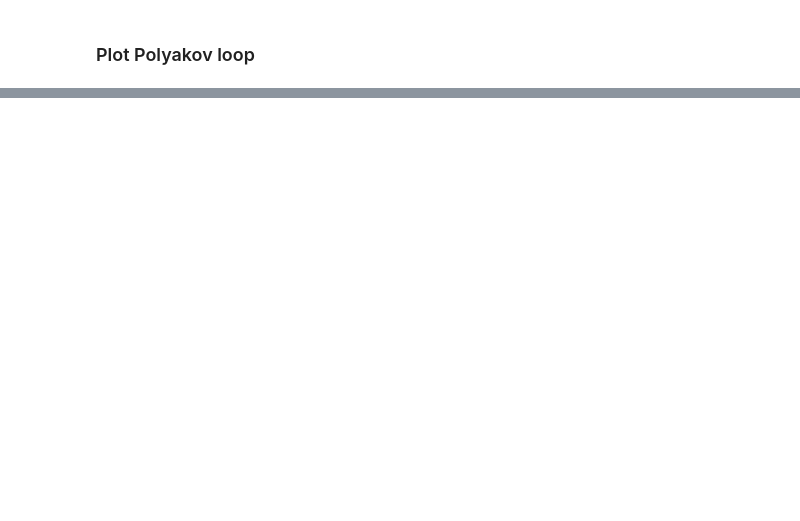
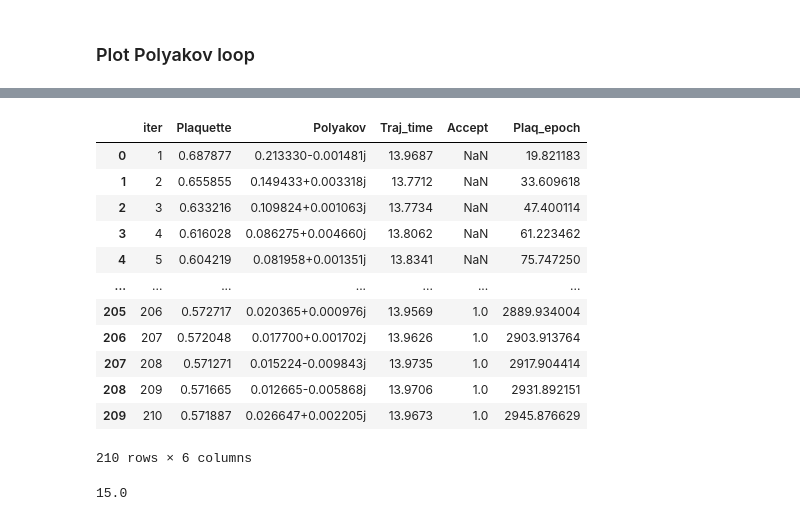
Before and after one commit to vmos1/su4_dm_grid_lsd, a Jupyter notebook: dm_tests/analysis/3_compare_runs.ipynb, the cells around one changed output, grey strips where cells are left out. Cells and saved outputs as stored; diff of their text form; code cells hidden in the pictures; blank space fills up the shorter version.

```diff
--- a/dm_tests/analysis/3_compare_runs.ipynb
+++ b/dm_tests/analysis/3_compare_runs.ipynb
@@ -226,7 +382,7 @@ Text(0, 0.5, 'Polyakov loop')
 ## Individual plots
 # %%
 
-def f_plot_specific_runs(df,column,beta_list,mf_list):
+def f_plot_specific_runs(dict_list,column,beta_list,mf_list):
     ''' Plot behavior of quantity in MC time
     col = Plaquette, Polyakov, Traj_time, Accept, Plaq_epoch'''
 
@@ -236,7 +392,6 @@ def f_plot_specific_runs(df,column,beta_list,mf_list):
     short_list=[i for i in short_list if i['mf'] in mf_list]
 
     assert len(short_list)>0 ,"Shortened list has 0 elements"
-
 
     plt.figure()
 
@@ -255,14 +410,24 @@ def f_plot_specific_runs(df,column,beta_list,mf_list):
 
     plt.legend(loc='best')
     plt.ylabel(column)
+    plt.xlabel('Trajectory')
     plt.show()
 
 
-beta_list=[10.0,11.0,12.0]
-mf_list=[0.2443,0.6443,0.8443]
-# f_plot_specific_runs(df,'Plaquette',beta_list,mf_list)
-# f_plot_specific_runs(df,'Traj_time',beta_list,mf_list)
-f_plot_specific_runs(df,'Polyakov',beta_list,mf_list)
+beta_list=[9.0,10.0,10.25, 10.5, 10.75,12.0]
+# beta_list=[10.75,12.0]
+mf_list=[0.6443]
+
+# beta_list=[10.0,11.0,12.0]
+# mf_list=[0.6443,0.8443]
+
+f_plot_specific_runs(dict_list,'Plaquette',beta_list,mf_list)
+plt.savefig('Plaq_details.pdf')
+
+# f_plot_specific_runs(dict_list,'Traj_time',beta_list,mf_list)
+
+f_plot_specific_runs(dict_list,'Polyakov',beta_list,mf_list)
+plt.savefig('Polyakov_details.pdf')
 # %% [output]
 [interactive output not drawn]
 [interactive output not drawn]
@@ -273,0 +448,2 @@ f_plot_specific_runs(df,'Polyakov',beta_list,mf_list)
+# %%
+f_plot_specific_runs(dict_list,'Accept',beta_list,mf_list)
@@ -344,0 +545,18 @@ plt.show()
+# %%
+# Histogram
+beta=10.75
+mf=0.6443
+df= [i for i in dict_list if ((i['beta']==beta) & (i['mf']==mf))][0]['df']
+
+fig=plt.figure()
+x=df.iter.values[:210]
+y=np.abs(df.Polyakov.values[:210])
+
+# hist,bins=np.histogram(y,bins=10)
+# plt.bar(np.linspace(0,0.3,10),hist)
+# plt.stairs(hist)
+
+plt.hist(y,bins=200,color='b')
+
+plt.title("Polyakov loop Histogram for beta: %s"%(beta))
+plt.savefig('ploop_histogram.pdf')
@@ -344,0 +566,21 @@ plt.show()
+# %%
+df
+# %% [output]
+|  | iter | Plaquette | Polyakov | Traj_time | Accept | Plaq_epoch |
+| 0 | 1 | 0.687877 | 0.213330-0.001481j | 13.9687 | NaN | 19.821183 |
+| 1 | 2 | 0.655855 | 0.149433+0.003318j | 13.7712 | NaN | 33.609618 |
+| 2 | 3 | 0.633216 | 0.109824+0.001063j | 13.7734 | NaN | 47.400114 |
+| 3 | 4 | 0.616028 | 0.086275+0.004660j | 13.8062 | NaN | 61.223462 |
+| 4 | 5 | 0.604219 | 0.081958+0.001351j | 13.8341 | NaN | 75.747250 |
+| ... | ... | ... | ... | ... | ... | ... |
+| 205 | 206 | 0.572717 | 0.020365+0.000976j | 13.9569 | 1.0 | 2889.934004 |
+| 206 | 207 | 0.572048 | 0.017700+0.001702j | 13.9626 | 1.0 | 2903.913764 |
+| 207 | 208 | 0.571271 | 0.015224-0.009843j | 13.9735 | 1.0 | 2917.904414 |
+| 208 | 209 | 0.571665 | 0.012665-0.005868j | 13.9706 | 1.0 | 2931.892151 |
+| 209 | 210 | 0.571887 | 0.026647+0.002205j | 13.9673 | 1.0 | 2945.876629 |
+210 rows × 6 columns
+# %%
+# df_summary
+beta
+# %% [output]
+15.0
```
Also changed, not shown: parts of 17 cells of this notebook, 2 other files.
